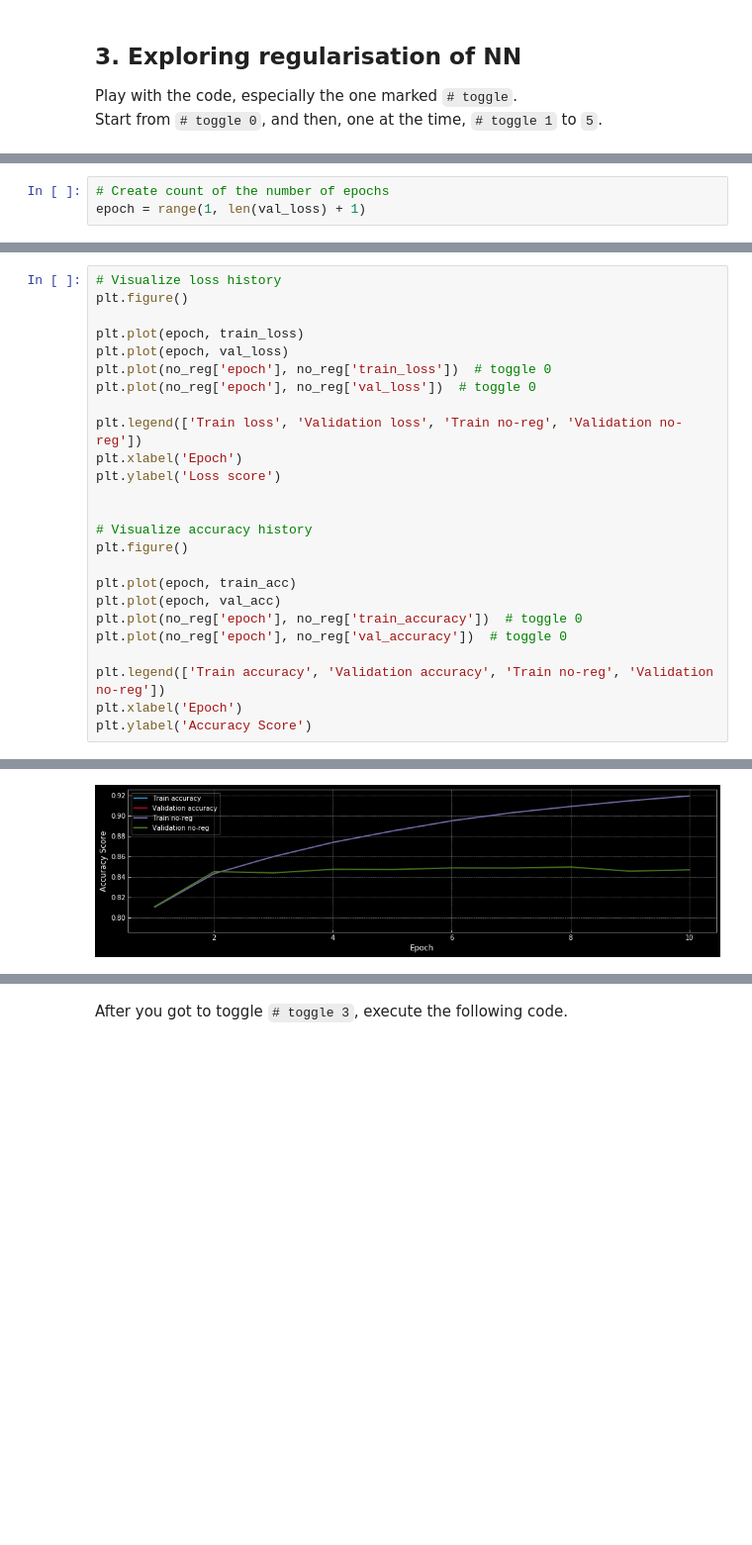
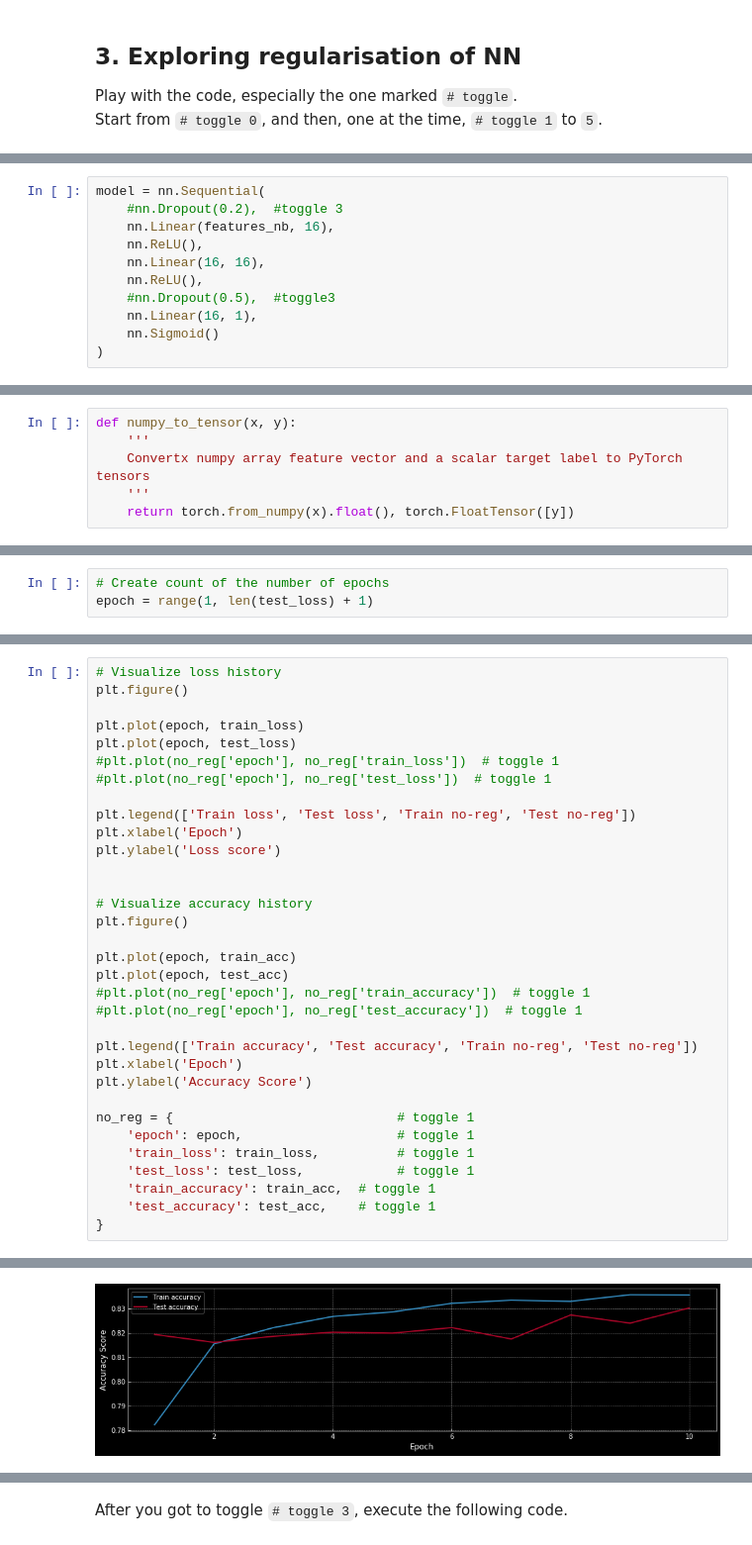
Before and after one commit to Atcold/NYU-DLSP20, a Jupyter notebook: regularization.ipynb, the cells around one changed output, grey strips where cells are left out. Shown at 99% size. Drawn from its saved outputs; the diff is of its cells as text; blank space fills up the shorter version.

Commit message:
Switch to Sequential model, BCEWithLogitsLoss, fix toggles

```diff
--- a/regularization.ipynb
+++ b/regularization.ipynb
@@ -158 +138,12 @@ class ThreeLayerDense(nn.Module):
+# %%
+model = nn.Sequential(
+    #nn.Dropout(0.2),  #toggle 3
+    nn.Linear(features_nb, 16),
+    nn.ReLU(),
+    nn.Linear(16, 16),
+    nn.ReLU(),
+    #nn.Dropout(0.5),  #toggle3
+    nn.Linear(16, 1),
+    nn.Sigmoid()
+)
 # %%
@@ -176,3 +178,9 @@ optimizer = torch.optim.RMSprop(model.parameters(), lr=0.001, weight_decay = l2_
+# %%
+def numpy_to_tensor(x, y):
+    '''
+    Convertx numpy array feature vector and a scalar target label to PyTorch tensors
+    '''
+    return torch.from_numpy(x).float(), torch.FloatTensor([y])
 # %%
 train_size = len(train_target)
 test_size = len(test_target)
@@ -246,3 +235,3 @@ Validation accuracy after epoch 1: 0.8038
 # %%
 # Create count of the number of epochs
-epoch = range(1, len(val_loss) + 1)
+epoch = range(1, len(test_loss) + 1)
@@ -259,11 +240,11 @@ epoch = range(1, len(val_loss) + 1)
 plt.figure()
 
 plt.plot(epoch, train_loss)
-plt.plot(epoch, val_loss)
-plt.plot(no_reg['epoch'], no_reg['train_loss'])  # toggle 0
-plt.plot(no_reg['epoch'], no_reg['val_loss'])  # toggle 0
+plt.plot(epoch, test_loss)
+#plt.plot(no_reg['epoch'], no_reg['train_loss'])  # toggle 1
+#plt.plot(no_reg['epoch'], no_reg['test_loss'])  # toggle 1
 
-plt.legend(['Train loss', 'Validation loss', 'Train no-reg', 'Validation no-reg'])
+plt.legend(['Train loss', 'Test loss', 'Train no-reg', 'Test no-reg'])
 plt.xlabel('Epoch')
 plt.ylabel('Loss score')
 
@@ -272,11 +253,19 @@ plt.ylabel('Loss score')
 plt.figure()
 
 plt.plot(epoch, train_acc)
-plt.plot(epoch, val_acc)
-plt.plot(no_reg['epoch'], no_reg['train_accuracy'])  # toggle 0
-plt.plot(no_reg['epoch'], no_reg['val_accuracy'])  # toggle 0
+plt.plot(epoch, test_acc)
+#plt.plot(no_reg['epoch'], no_reg['train_accuracy'])  # toggle 1
+#plt.plot(no_reg['epoch'], no_reg['test_accuracy'])  # toggle 1
 
-plt.legend(['Train accuracy', 'Validation accuracy', 'Train no-reg', 'Validation no-reg'])
+plt.legend(['Train accuracy', 'Test accuracy', 'Train no-reg', 'Test no-reg'])
 plt.xlabel('Epoch')
 plt.ylabel('Accuracy Score')
+
+no_reg = {                             # toggle 1
+    'epoch': epoch,                    # toggle 1
+    'train_loss': train_loss,          # toggle 1
+    'test_loss': test_loss,            # toggle 1
+    'train_accuracy': train_acc,  # toggle 1
+    'test_accuracy': test_acc,    # toggle 1
+}
 # %% [output]
@@ -285,3 +273,3 @@ Text(0,0.5,'Accuracy Score')
-[figure, old version]
+[figure, new version]
 # %%
 # Backup weights
```
Also changed, not shown: parts of 10 cells of this notebook.
